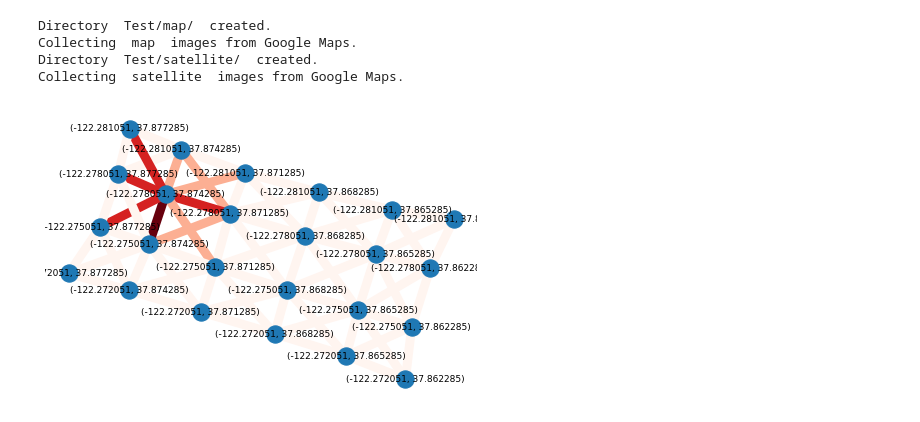
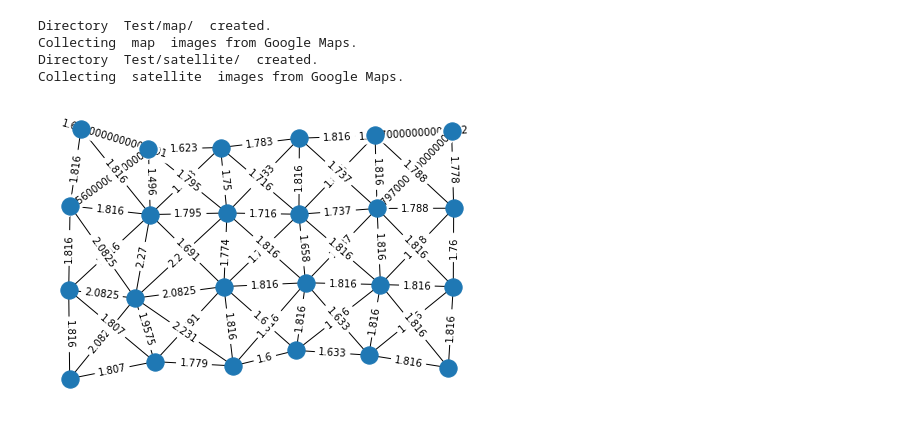
Before and after one commit to NicoDeshler/IBM-Disaster-Response-Hack, a Jupyter notebook: GMaps_Windowing.ipynb, the cells around one changed output. Drawn from its saved outputs; the diff is of its cells as text; code cells hidden in the pictures.

Commit message:
Added a display method for graph.

```diff
--- a/GMaps_Windowing.ipynb
+++ b/GMaps_Windowing.ipynb
@@ -139,7 +139,7 @@ def format_edge(idxs_1, idxs_2):
 
     i1, j1 = idxs_1[0], idxs_1[1]
     i2, j2 = idxs_2[0], idxs_2[1]
-    node1, node2 = all_coords[i1][j1], all_coords[i2][j2]s
+    node1, node2 = all_coords[i1][j1], all_coords[i2][j2]
 
     # Edge Weights calculated as an average of two nodes' classifcation level weighted by the classifier confidence:
     # Weight = (level1 * score1 + level2 * score2) / 2
@@ -197,13 +193,18 @@ from PIL import Image
 # %%
 # Generate graph
 ML_output = edges
 G = nx.Graph()
 G.add_weighted_edges_from(edges)
 
 # Display graph
-nx.draw(G, with_labels=True, edge_color=list(nx.get_edge_attributes(G,'weight').values()), width=9.0, edge_cmap=plt.cm.Reds, font_size=9, labels=dict([[node,node] for node in list(G.nodes)]))
+nx.draw_kamada_kawai(G)
+pos = nx.networkx.drawing.layout.kamada_kawai_layout(G)
+labels = nx.get_edge_attributes(G,'weight')
+nx.draw_networkx_edge_labels(G,pos,edge_labels = labels)
+
+
 plt.savefig('graph.jpg', bbox_inches='tight')
 image1 = Image.open("graph.jpg")
 image1.show()
 # %% [output]
-[figure, old version]
+[figure, new version]
```
Also changed, not shown: parts of 1 cell of this notebook.
